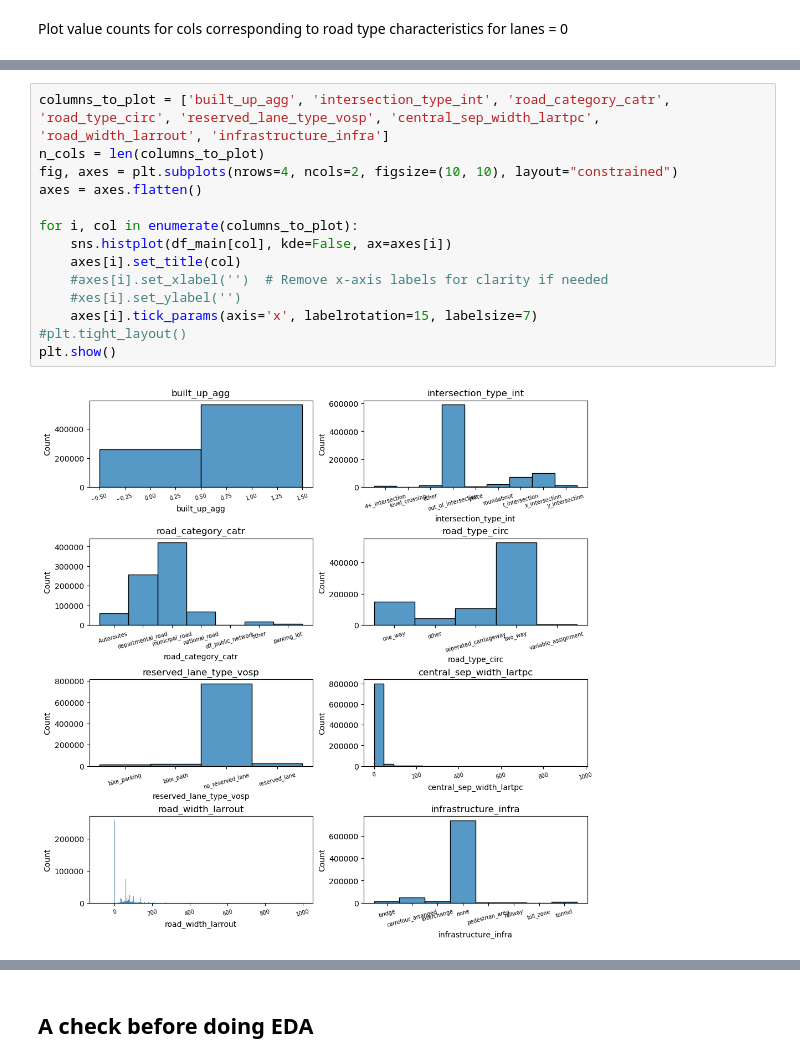
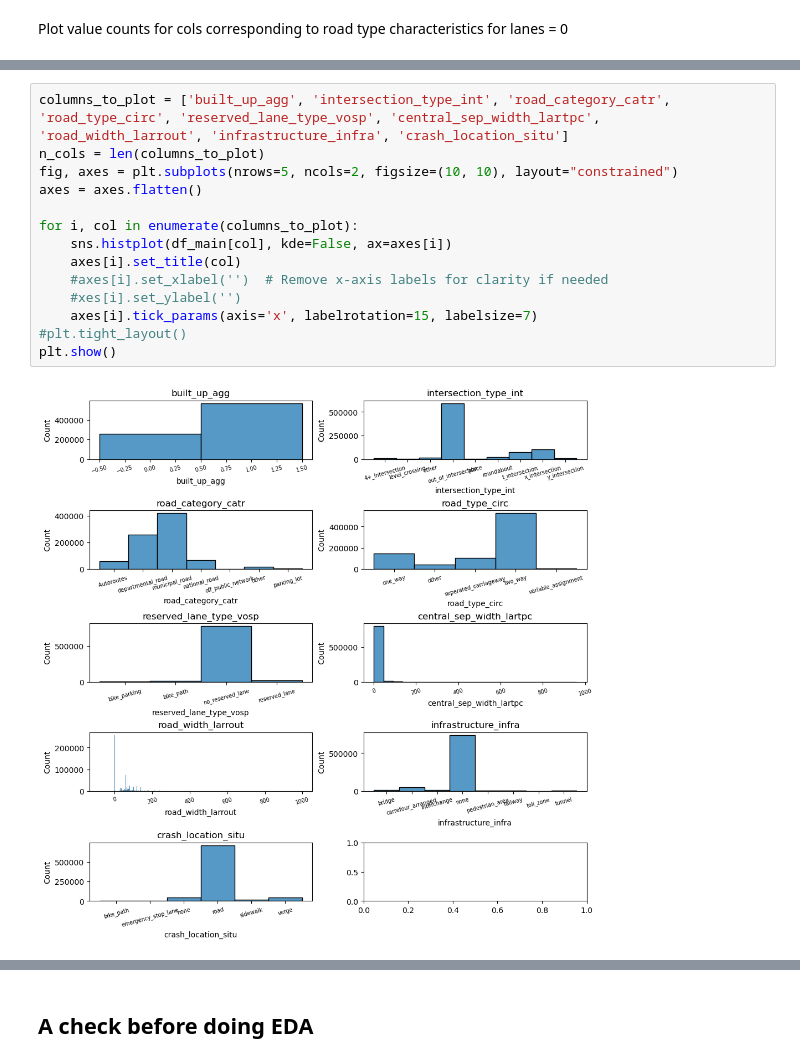
Before and after one commit to August-JF-Perez/AugustP_Crash_Location_Characterization, a Jupyter notebook: Capstone 3 Data Wrangling and EDA.ipynb, the cells around one changed output, grey strips where cells are left out. Saved outputs shown, nothing was run; the diff lists cells and outputs as text.

```diff
--- a/Capstone 3 Data Wrangling and EDA.ipynb
+++ b/Capstone 3 Data Wrangling and EDA.ipynb
@@ -2017,16 +1999,16 @@ Name: count, dtype: int64
 # %%
-columns_to_plot = ['built_up_agg', 'intersection_type_int', 'road_category_catr', 'road_type_circ', 'reserved_lane_type_vosp', 'central_sep_width_lartpc', 'road_width_larrout', 'infrastructure_infra']
+columns_to_plot = ['built_up_agg', 'intersection_type_int', 'road_category_catr', 'road_type_circ', 'reserved_lane_type_vosp', 'central_sep_width_lartpc', 'road_width_larrout', 'infrastructure_infra', 'crash_location_situ']
 n_cols = len(columns_to_plot)
-fig, axes = plt.subplots(nrows=4, ncols=2, figsize=(10, 10), layout="constrained")
+fig, axes = plt.subplots(nrows=5, ncols=2, figsize=(10, 10), layout="constrained")
 axes = axes.flatten()
 
 for i, col in enumerate(columns_to_plot):
     sns.histplot(df_main[col], kde=False, ax=axes[i])
     axes[i].set_title(col)
     #axes[i].set_xlabel('')  # Remove x-axis labels for clarity if needed
     #xes[i].set_ylabel('')
     axes[i].tick_params(axis='x', labelrotation=15, labelsize=7)
 #plt.tight_layout()
 plt.show()
 # %% [output]
-[figure, old version]
+[figure, new version]
```
Also changed, not shown: parts of 20 cells of this notebook.
